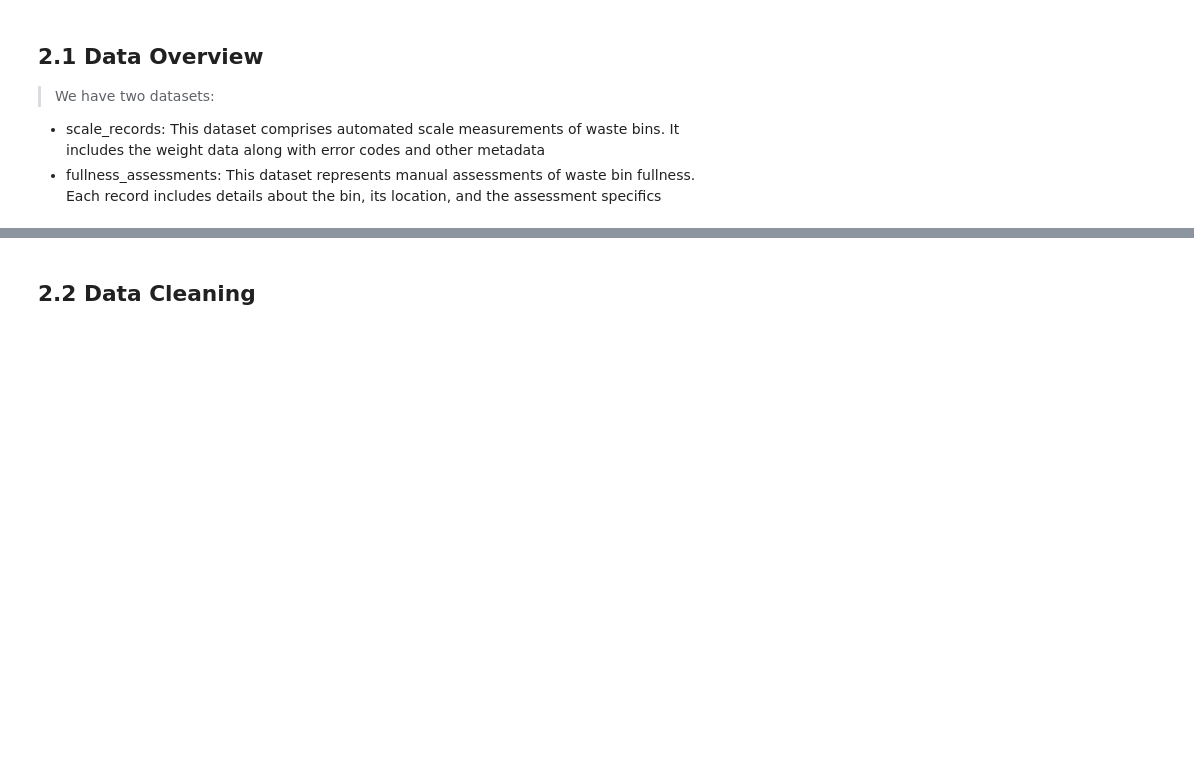
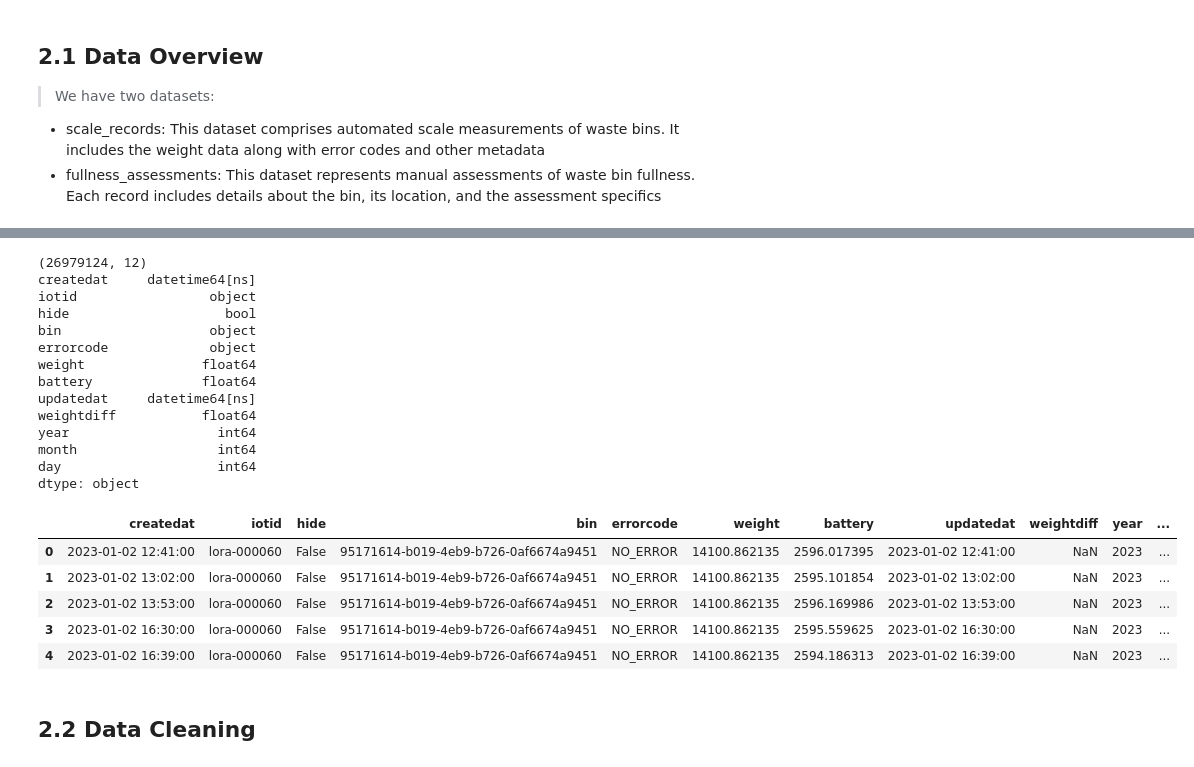
Before and after one commit to BU-Spark/ds-spare-it-scale-calib, a Jupyter notebook: fa23-team/src/Project_report-final.ipynb, the cells around one changed output, grey strips where cells are left out. Drawn from its saved outputs; the diff is of its cells as text; code cells hidden in the pictures; blank space fills up the shorter version.

```diff
--- a/fa23-team/src/Project_report-final.ipynb
+++ b/fa23-team/src/Project_report-final.ipynb
@@ -36,3 +61,28 @@ scale_records = pd.read_csv("/Users/ishan/Downloads/Spare-it V5 scale records Ja
+# %%
+print(scale_records.shape)
+print(scale_records.dtypes)
+scale_records.head(5)
+# %% [output]
+(26979124, 12)
+createdat     datetime64[ns]
+iotid                 object
+hide                    bool
+bin                   object
+errorcode             object
+weight               float64
+battery              float64
+updatedat     datetime64[ns]
+weightdiff           float64
+year                   int64
+month                  int64
+day                    int64
+dtype: object
+|  | createdat | iotid | hide | bin | errorcode | weight | battery | updatedat | weightdiff | year | ... |
+| 0 | 2023-01-02 12:41:00 | lora-000060 | False | 95171614-b019-4eb9-b726-0af6674a9451 | NO_ERROR | 14100.862135 | 2596.017395 | 2023-01-02 12:41:00 | NaN | 2023 | ... |
+| 1 | 2023-01-02 13:02:00 | lora-000060 | False | 95171614-b019-4eb9-b726-0af6674a9451 | NO_ERROR | 14100.862135 | 2595.101854 | 2023-01-02 13:02:00 | NaN | 2023 | ... |
+| 2 | 2023-01-02 13:53:00 | lora-000060 | False | 95171614-b019-4eb9-b726-0af6674a9451 | NO_ERROR | 14100.862135 | 2596.169986 | 2023-01-02 13:53:00 | NaN | 2023 | ... |
+| 3 | 2023-01-02 16:30:00 | lora-000060 | False | 95171614-b019-4eb9-b726-0af6674a9451 | NO_ERROR | 14100.862135 | 2595.559625 | 2023-01-02 16:30:00 | NaN | 2023 | ... |
+| 4 | 2023-01-02 16:39:00 | lora-000060 | False | 95171614-b019-4eb9-b726-0af6674a9451 | NO_ERROR | 14100.862135 | 2594.186313 | 2023-01-02 16:39:00 | NaN | 2023 | ... |
 # %% [markdown]
 ## 2.2 Data Cleaning
 # %% [markdown]
```
Also changed, not shown: parts of 64 cells of this notebook, 4 other files.
